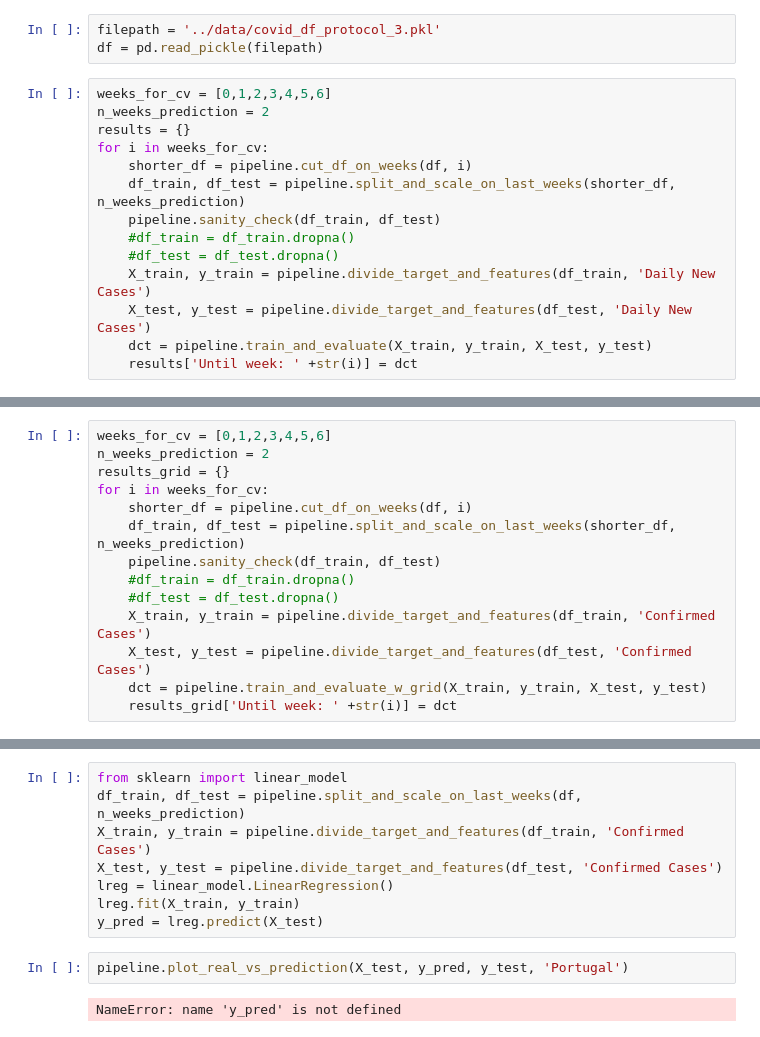
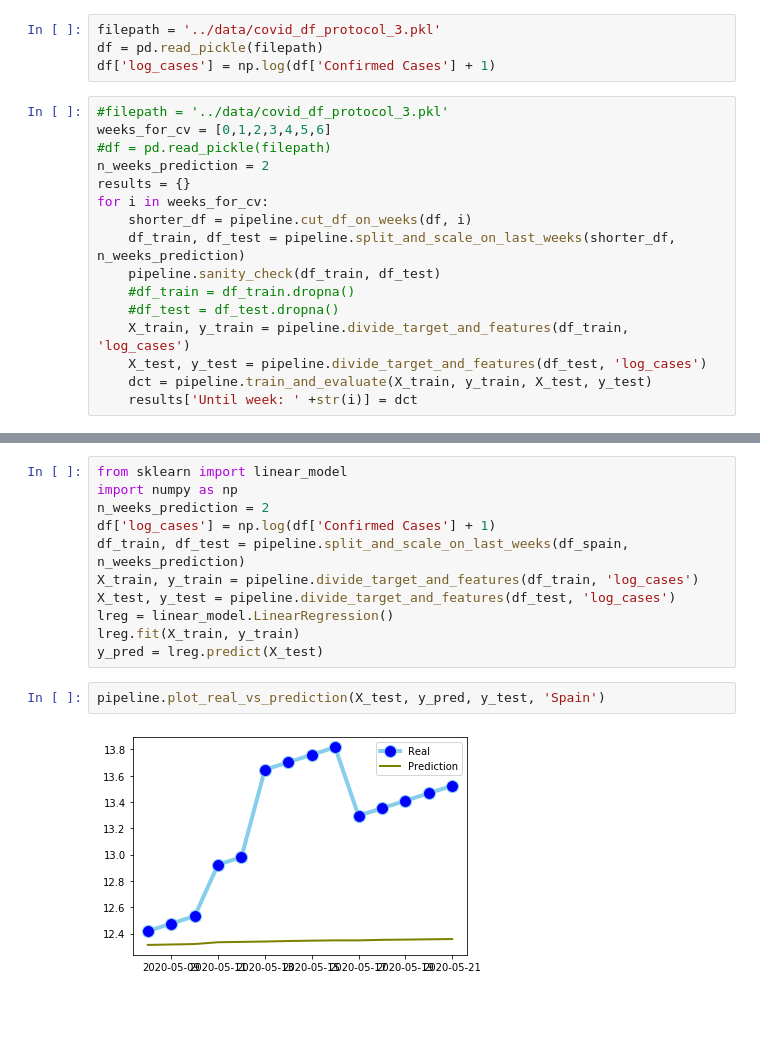
Before and after one commit to rceid/ML_Covid, a Jupyter notebook: scripts/model_fitting.ipynb, the cells around one changed output, grey strips where cells are left out. Drawn from its saved outputs; the diff is of its cells as text; blank space fills up the shorter version.

```diff
--- a/scripts/model_fitting.ipynb
+++ b/scripts/model_fitting.ipynb
@@ -8,8 +9,11 @@ importlib.reload(pipeline)
 # %%
 filepath = '../data/covid_df_protocol_3.pkl'
 df = pd.read_pickle(filepath)
+df['log_cases'] = np.log(df['Confirmed Cases'] + 1)
 # %%
+#filepath = '../data/covid_df_protocol_3.pkl'
 weeks_for_cv = [0,1,2,3,4,5,6]
+#df = pd.read_pickle(filepath)
 n_weeks_prediction = 2
 results = {}
 for i in weeks_for_cv:
@@ -18,8 +22,8 @@ for i in weeks_for_cv:
     pipeline.sanity_check(df_train, df_test)
     #df_train = df_train.dropna()
     #df_test = df_test.dropna()
-    X_train, y_train = pipeline.divide_target_and_features(df_train, 'Daily New Cases')
-    X_test, y_test = pipeline.divide_target_and_features(df_test, 'Daily New Cases')
+    X_train, y_train = pipeline.divide_target_and_features(df_train, 'log_cases')
+    X_test, y_test = pipeline.divide_target_and_features(df_test, 'log_cases')
     dct = pipeline.train_and_evaluate(X_train, y_train, X_test, y_test)
     results['Until week: ' +str(i)] = dct
 # %% [output]
@@ -180,14 +46,0 @@ metrics_mse
-# %%
-weeks_for_cv = [0,1,2,3,4,5,6]
-n_weeks_prediction = 2
-results_grid = {}
-for i in weeks_for_cv:
-    shorter_df = pipeline.cut_df_on_weeks(df, i)
-    df_train, df_test = pipeline.split_and_scale_on_last_weeks(shorter_df, n_weeks_prediction)
-    pipeline.sanity_check(df_train, df_test)
-    #df_train = df_train.dropna()
-    #df_test = df_test.dropna()
-    X_train, y_train = pipeline.divide_target_and_features(df_train, 'Confirmed Cases')
-    X_test, y_test = pipeline.divide_target_and_features(df_test, 'Confirmed Cases')
-    dct = pipeline.train_and_evaluate_w_grid(X_train, y_train, X_test, y_test)
-    results_grid['Until week: ' +str(i)] = dct
@@ -339,12 +67,15 @@ metrics_grid_lasso
 # %%
 from sklearn import linear_model
-df_train, df_test = pipeline.split_and_scale_on_last_weeks(df, n_weeks_prediction)
-X_train, y_train = pipeline.divide_target_and_features(df_train, 'Confirmed Cases')
-X_test, y_test = pipeline.divide_target_and_features(df_test, 'Confirmed Cases')
+import numpy as np
+n_weeks_prediction = 2
+df['log_cases'] = np.log(df['Confirmed Cases'] + 1)
+df_train, df_test = pipeline.split_and_scale_on_last_weeks(df_spain, n_weeks_prediction)
+X_train, y_train = pipeline.divide_target_and_features(df_train, 'log_cases')
+X_test, y_test = pipeline.divide_target_and_features(df_test, 'log_cases')
 lreg = linear_model.LinearRegression()
 lreg.fit(X_train, y_train)
 y_pred = lreg.predict(X_test)
 # %%
-pipeline.plot_real_vs_prediction(X_test, y_pred, y_test, 'Portugal')
+pipeline.plot_real_vs_prediction(X_test, y_pred, y_test, 'Spain')
 # %% [output]
-NameError: name 'y_pred' is not defined
+[figure, added]
```
Also changed, not shown: parts of 20 cells of this notebook.
